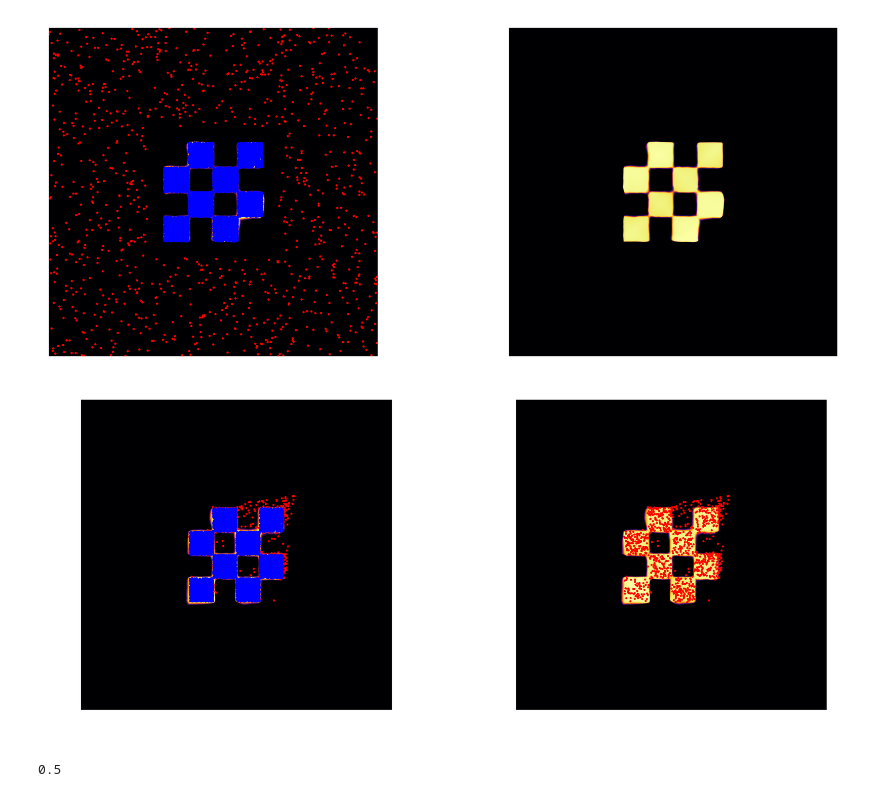
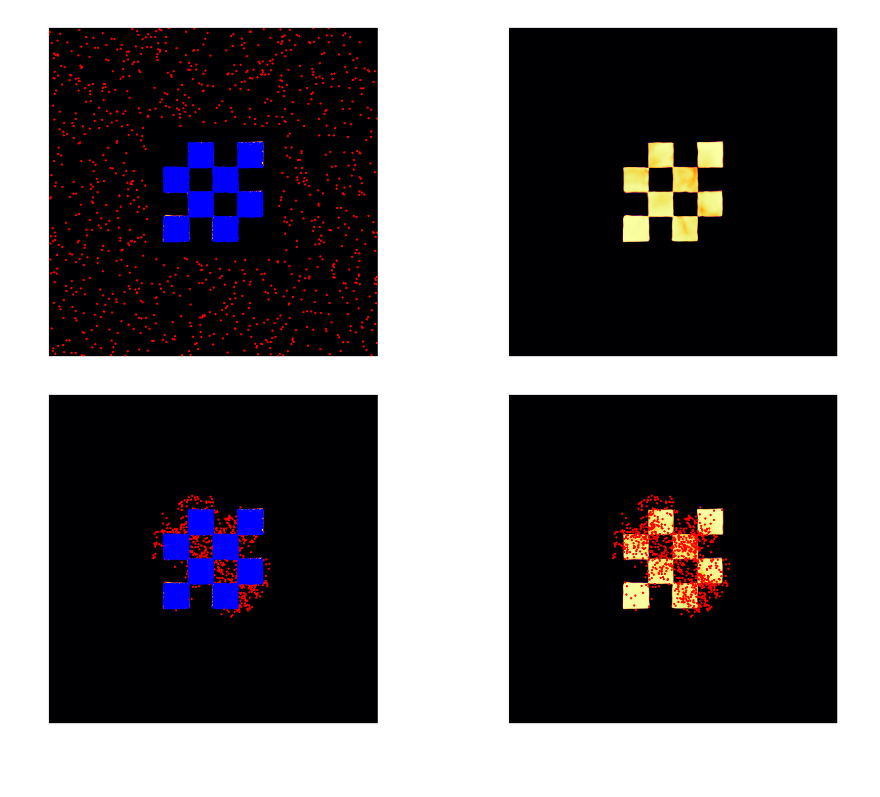
Before and after one commit to xuwangyin/GAT-synthetic, a Jupyter notebook: checkerboard.ipynb, the cells around one changed output. Saved outputs shown, nothing was run; the diff lists cells and outputs as text; code cells hidden in the pictures; blank space fills up the shorter version.

```diff
--- a/checkerboard.ipynb
+++ b/checkerboard.ipynb
@@ -24,7 +22,7 @@ def make_checkerboard(n_samples):
     x = (x - 0.5)*0.3 + 0.5
     return x
 # %%
-
+tf.random.set_random_seed(123)
 x_train, y_train = make_dataset(make_checkerboard, n_pos_samples=10000, n_neg_samples=1000)
 tf.reset_default_graph()
 detector = Model(var_scope='detector', hidden_sizes=[500]*5)
@@ -37,6 +35,7 @@ y_train_others = y_train[y_train == 0]
 y_train_target = y_train[y_train == 1]
 
 from common import attack_config
-attack_config['max_distance'] = 0.3
+attack_config['num_steps'] = 15
 
 attack = PGDAttackDetector(detector, **attack_config, batch_size=x_train_others.shape[0])
+print(attack_config)
@@ -70,26 +71,14 @@ plot_detector(detector, x_train, y_train, ax0, sess)
 plot_detector(detector, x=None, y=None, ax=ax1, sess=sess)
 plt.show()
 # %% [output]
-[figure, old version]
+[figure, new version]
 # %%
-# attack.num_steps = 10
-# attack.step_size = 0.05
-# attack.max_distance = 0.5
-
-attack.num_steps = 50
-attack.step_size = 0.02
-attack.max_distance = 0.5
-
 
 x_train_others_adv = attack.perturb(x_train_others, None, sess, verbose=False)
 x_train_with_adv = np.concatenate([x_train_target, x_train_others_adv])
 y_train_with_adv = np.concatenate([y_train_target, y_train_others])
 fig, (ax0, ax1) = plt.subplots(ncols=2, figsize=(10, 4), dpi=500)
 plot_detector(detector, x_train_with_adv, y_train_with_adv, ax0, sess)
 plot_detector(detector, x_train_others_adv, y_train_others, ax1, sess)
 # %% [output]
-[figure, old version]
+[figure, new version]
-# %%
-attack.max_distance
-# %% [output]
-0.5
```
Also changed, not shown: parts of 4 cells of this notebook, 4 other files.
